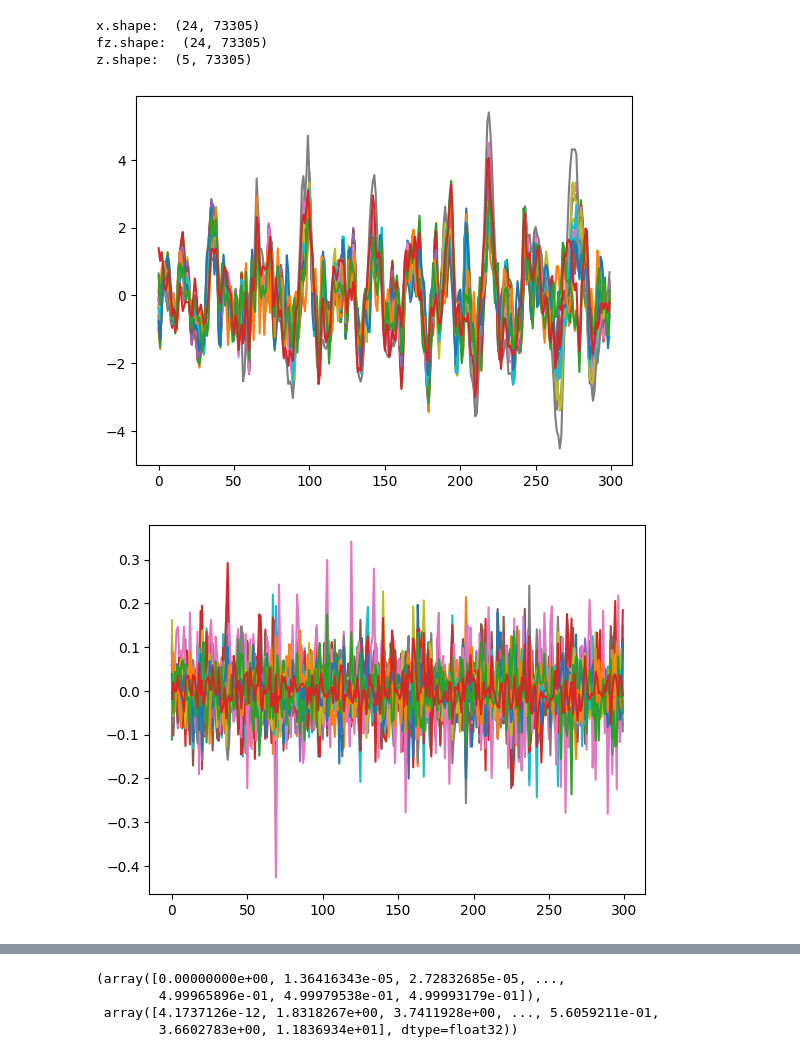
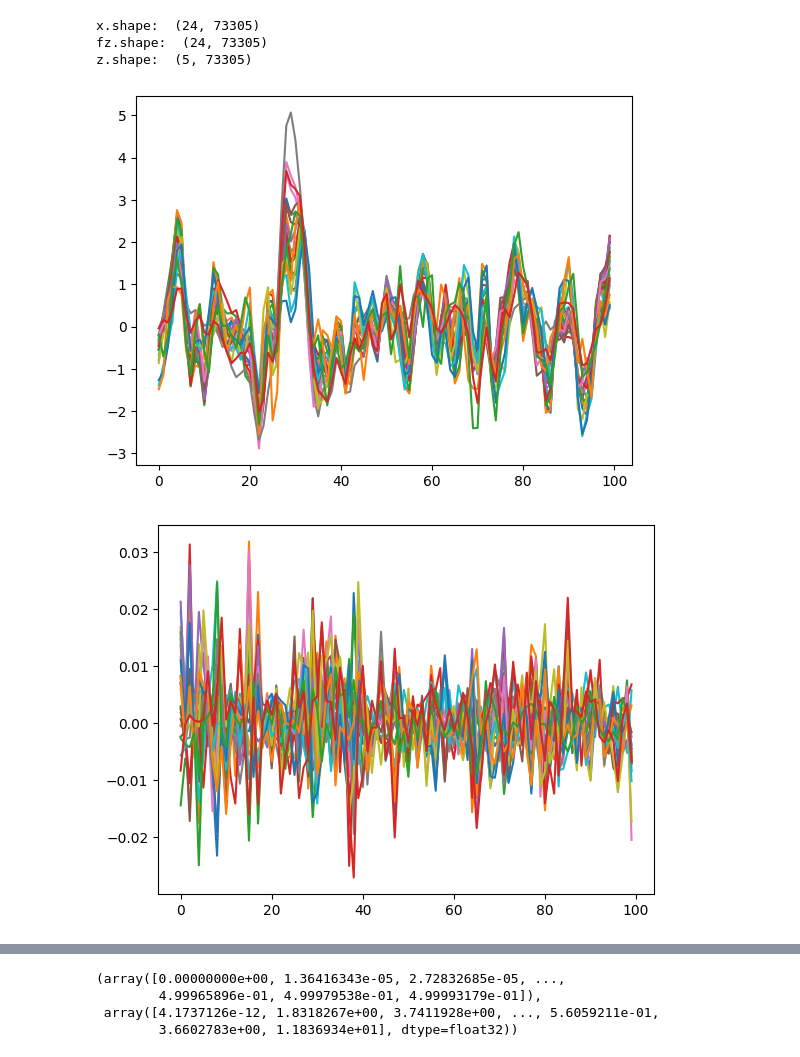
Before and after one commit to cheng-yeh/snica, a Jupyter notebook: pre_analysis.ipynb, the cells around one changed output, grey strips where cells are left out. Saved outputs shown, nothing was run; the diff lists cells and outputs as text; code cells hidden in the pictures.

```diff
--- a/pre_analysis.ipynb
+++ b/pre_analysis.ipynb
@@ -29,16 +29,16 @@ z.shape:  (5, 73305)
 # %%
 for e in range(x.shape[0]):
     #plt.plot(x[e,22000:23050])
-    plt.plot(x[e, 100:400])
+    plt.plot(x[e, 2200:2300])
 # %% [output]
-[figure, old version]
+[figure, new version]
 # %%
 #for e in range(fz.shape[0]):
 for e in range(24):
     #plt.plot(fz[e,22000:23050])
-    plt.plot(fz[e, 100:400])
+    plt.plot(fz[e, 2200:2300])
 # %% [output]
-[figure, old version]
+[figure, new version]
 # %%
 for e in range(z.shape[0]):
     #plt.plot(z[e,22000:22050])
```
Also changed, not shown: parts of 2 cells of this notebook, 2 other files.
